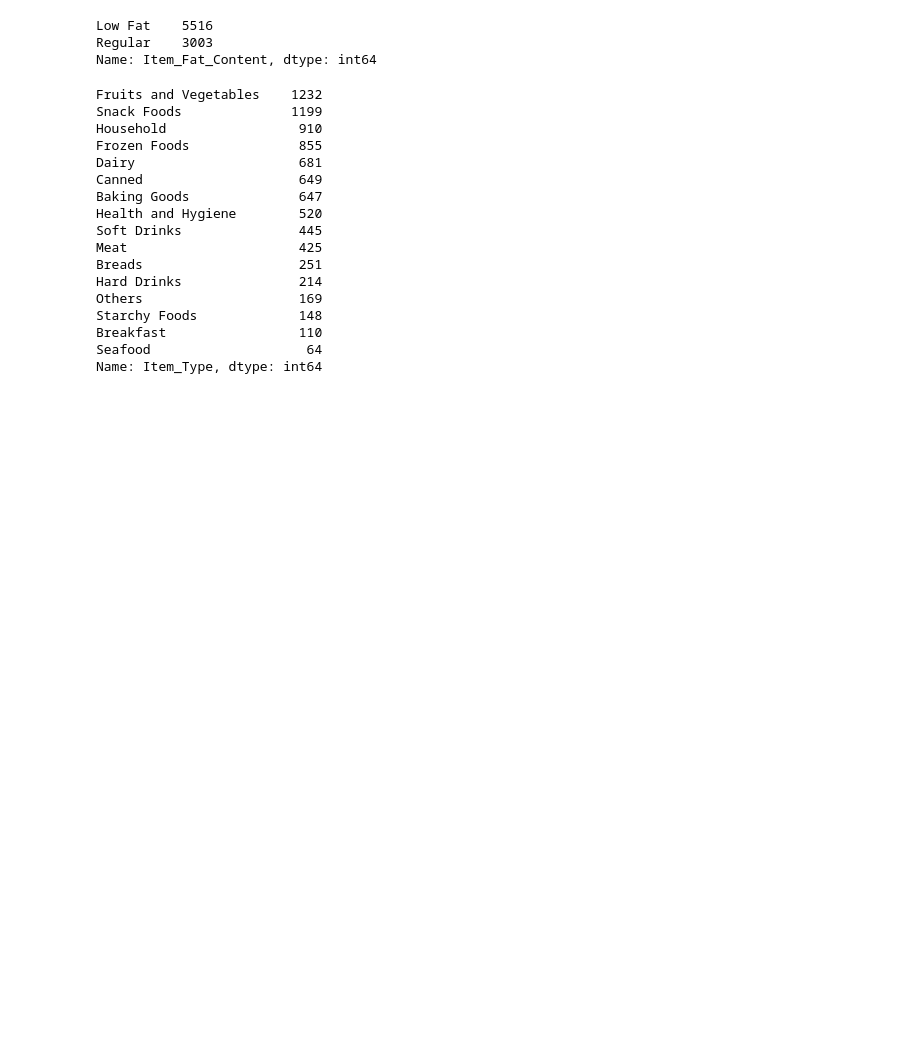
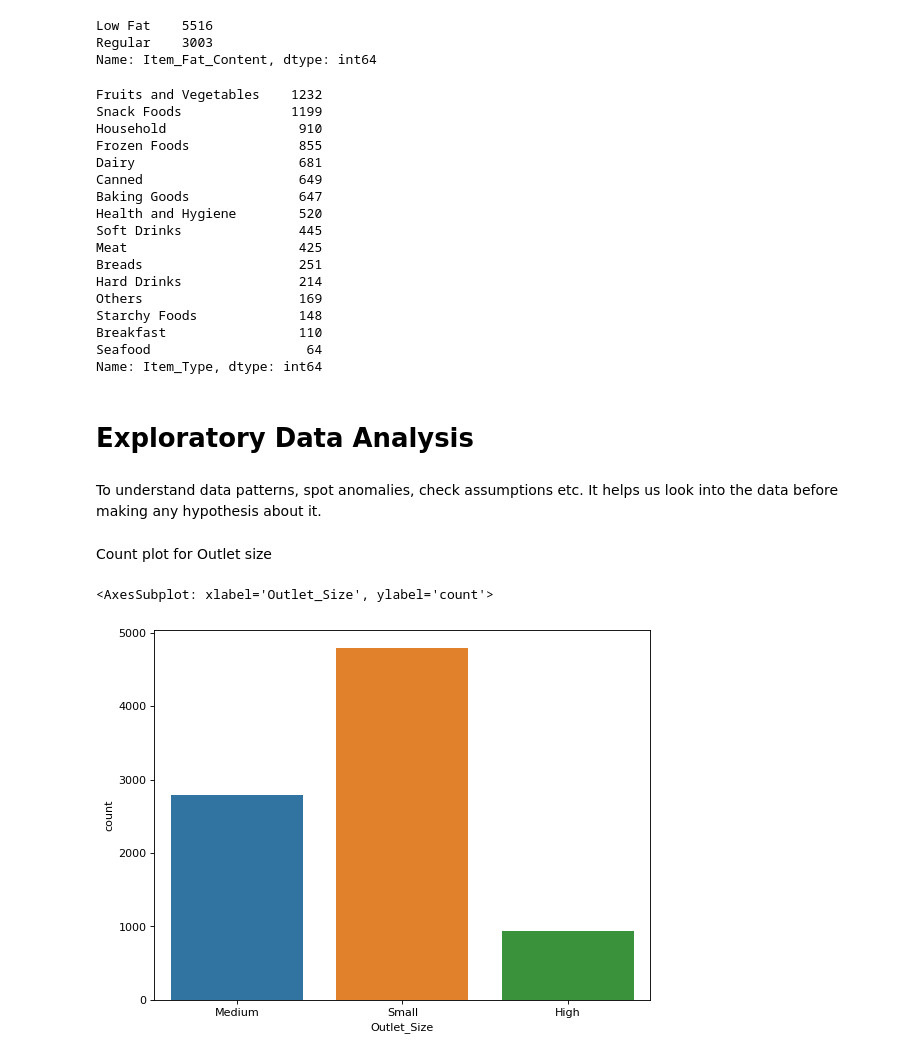
Before and after one commit to saikumaraili/sales-prediction, a Jupyter notebook: lib/bigmart-sales-prediction.ipynb, the cells around one changed output. Drawn from its saved outputs; the diff is of its cells as text; code cells hidden in the pictures; blank space fills up the shorter version.

```diff
--- a/lib/bigmart-sales-prediction.ipynb
+++ b/lib/bigmart-sales-prediction.ipynb
@@ -284,3 +284,15 @@ Starchy Foods             148
 Breakfast                 110
 Seafood                    64
 Name: Item_Type, dtype: int64
+# %% [markdown]
+# Exploratory Data Analysis
+# %% [markdown]
+To understand data patterns, spot anomalies, check assumptions etc. It helps us look into the data before making any hypothesis about it.
+# %% [markdown]
+Count plot for Outlet size
+# %%
+plt.figure(figsize=(8,6), dpi=80)
+sns.countplot(x='Outlet_Size', data=df)
+# %% [output]
+<AxesSubplot: xlabel='Outlet_Size', ylabel='count'>
+[figure, added]
```
Also changed, not shown: parts of 54 cells of this notebook.
